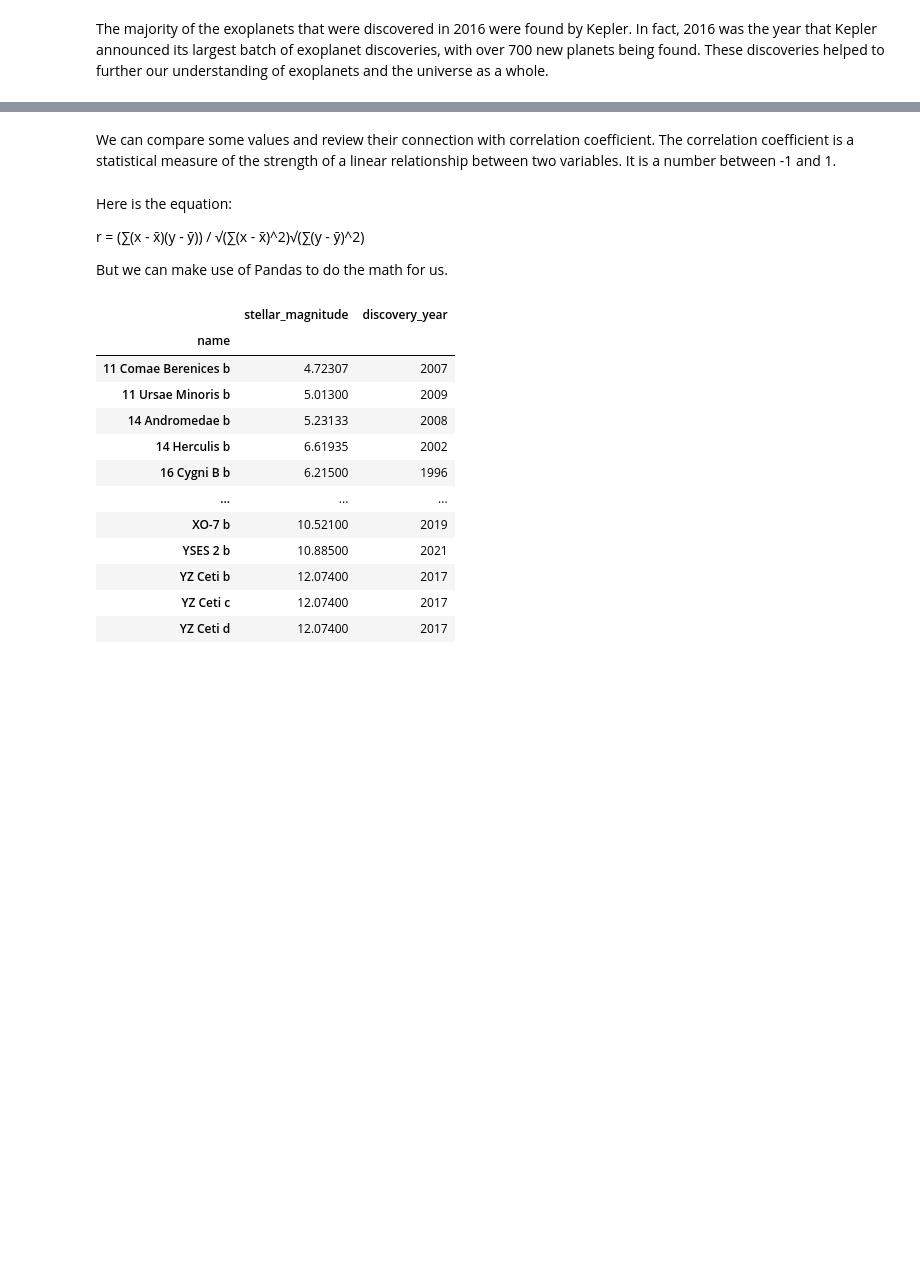
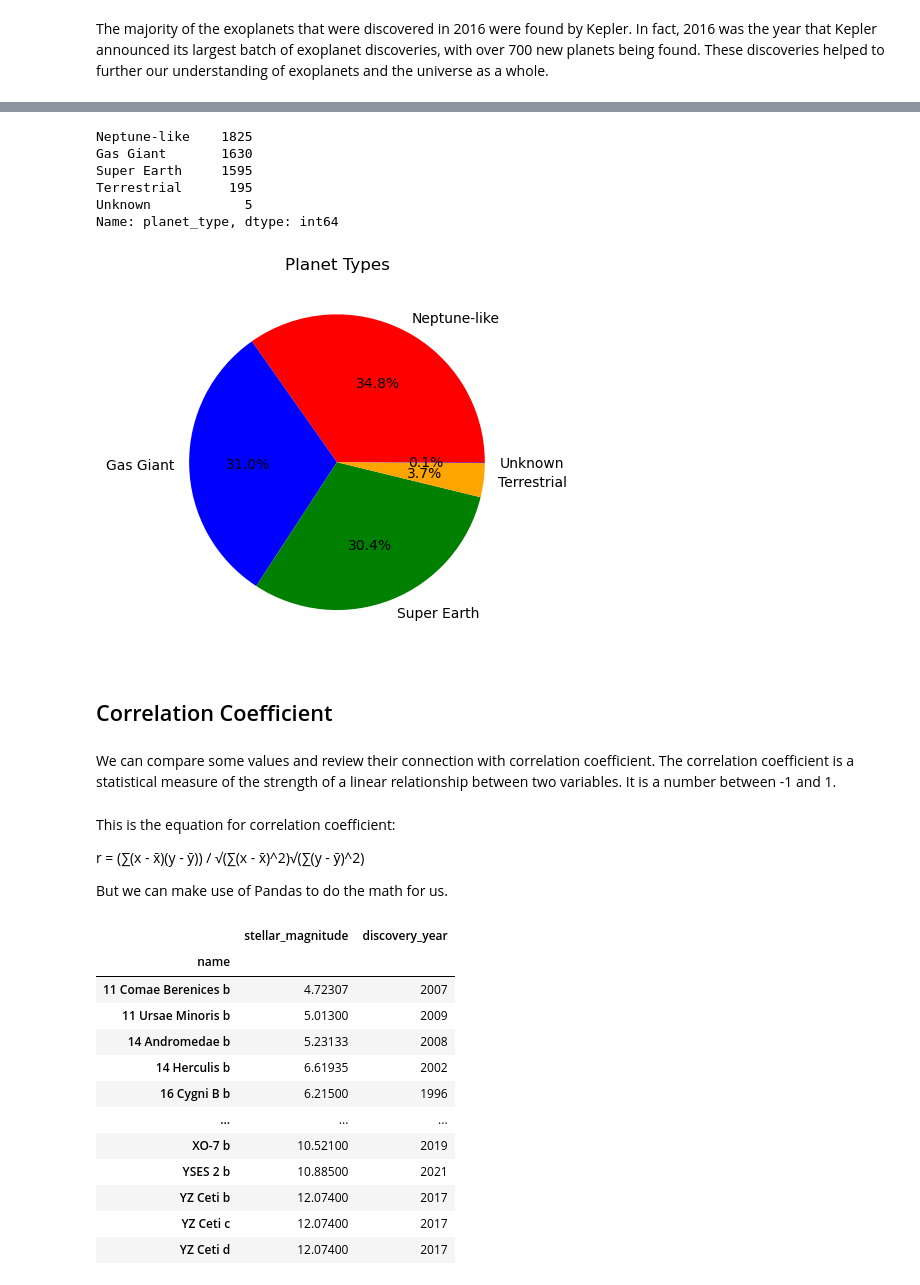
Before and after one commit to kadirbalalan/exoplanets, a Jupyter notebook: Exoplanets.ipynb, the cells around one changed output, grey strips where cells are left out. Saved outputs shown, nothing was run; the diff lists cells and outputs as text; code cells hidden in the pictures; blank space fills up the shorter version.

```diff
--- a/Exoplanets.ipynb
+++ b/Exoplanets.ipynb
@@ -42,7 +46,27 @@ The majority of the exoplanets that were discovered in 2016 were found by Kepler
+# %%
+exoplanets["planet_type"].value_counts()
+# %% [output]
+Neptune-like    1825
+Gas Giant       1630
+Super Earth     1595
+Terrestrial      195
+Unknown            5
+Name: planet_type, dtype: int64
+# %%
+values = [1825, 1630, 1595, 195, 5]
+labels = ["Neptune-like", "Gas Giant", "Super Earth", "Terrestrial", "Unknown"]
+colors = ['red', 'blue', 'green', 'orange', 'purple']
+plt.pie(values, labels=labels, colors=colors, autopct='%1.1f%%')
+plt.title("Planet Types")
+plt.show()
+# %% [output]
+[figure, added]
+# %% [markdown]
+## Correlation Coefficient
 # %% [markdown]
 We can compare some values and review their connection with correlation coefficient. The correlation coefficient is a statistical measure of the strength of a linear relationship between two variables. It is a number between -1 and 1.
 # %% [markdown]
-Here is the equation:
+This is the equation for correlation coefficient:
 
 r = (∑(x - x̄)(y - ȳ)) / √(∑(x - x̄)^2)√(∑(y - ȳ)^2)
 
```
Also changed, not shown: parts of 9 cells of this notebook.
